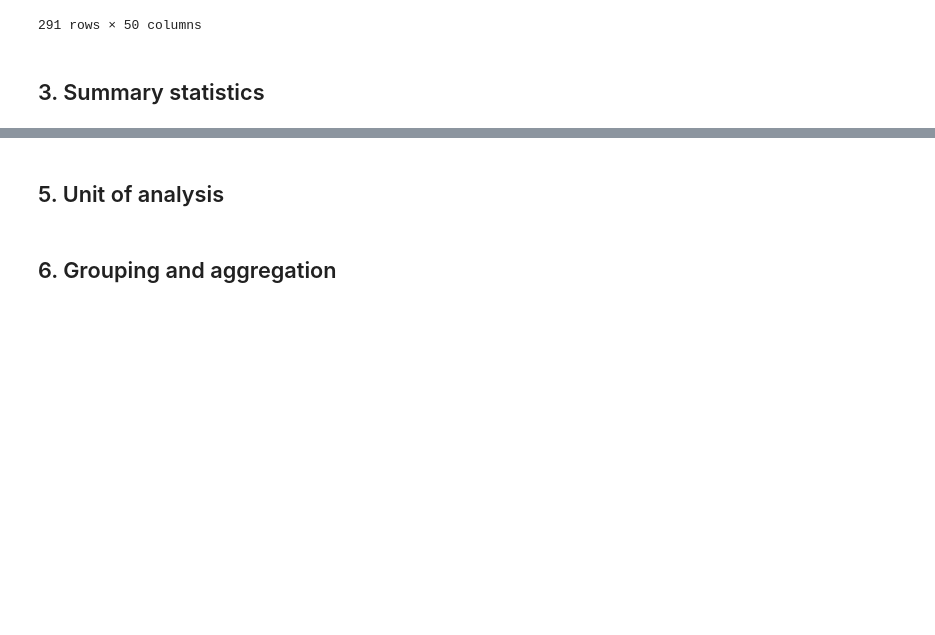
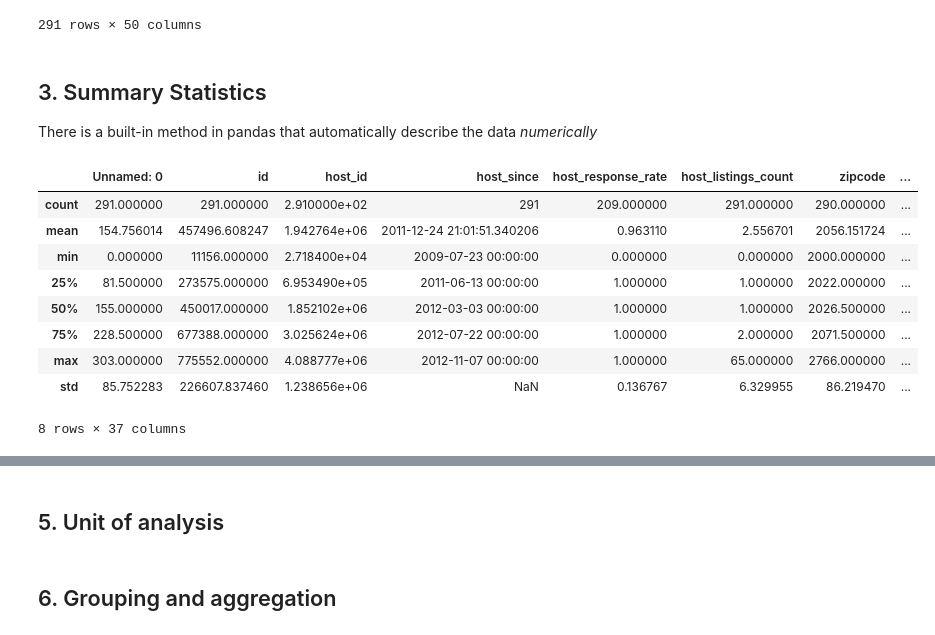
Before and after one commit to alessiotucci/Jupyter-and-Data-analysis, a Jupyter notebook: Cheat-sheet-Quiz2.ipynb, the cells around one changed output, grey strips where cells are left out. Cells and saved outputs as stored; diff of their text form; code cells hidden in the pictures; blank space fills up the shorter version.

```diff
--- a/Cheat-sheet-Quiz2.ipynb
+++ b/Cheat-sheet-Quiz2.ipynb
@@ -208,4 +208,18 @@ df.sort_values("host_since")
 | 289 | 302 | 775101 | 05/11/2019 | 4088777 | https://www.airbnb.com/users/show... | Holland | 2012-11-07 | NaN | ... |
 291 rows × 50 columns
 # %% [markdown]
-## 3. Summary statistics
+## 3. Summary Statistics
+There is a built-in method in pandas that automatically describe the data *numerically*
+# %%
+df.describe()
+# %% [output]
+|  | Unnamed: 0 | id | host_id | host_since | host_response_rate | host_listings_count | zipcode | ... |
+| count | 291.000000 | 291.000000 | 2.910000e+02 | 291 | 209.000000 | 291.000000 | 290.000000 | ... |
+| mean | 154.756014 | 457496.608247 | 1.942764e+06 | 2011-12-24 21:01:51.340206 | 0.963110 | 2.556701 | 2056.151724 | ... |
+| min | 0.000000 | 11156.000000 | 2.718400e+04 | 2009-07-23 00:00:00 | 0.000000 | 0.000000 | 2000.000000 | ... |
+| 25% | 81.500000 | 273575.000000 | 6.953490e+05 | 2011-06-13 00:00:00 | 1.000000 | 1.000000 | 2022.000000 | ... |
+| 50% | 155.000000 | 450017.000000 | 1.852102e+06 | 2012-03-03 00:00:00 | 1.000000 | 1.000000 | 2026.500000 | ... |
+| 75% | 228.500000 | 677388.000000 | 3.025624e+06 | 2012-07-22 00:00:00 | 1.000000 | 2.000000 | 2071.500000 | ... |
+| max | 303.000000 | 775552.000000 | 4.088777e+06 | 2012-11-07 00:00:00 | 1.000000 | 65.000000 | 2766.000000 | ... |
+| std | 85.752283 | 226607.837460 | 1.238656e+06 | NaN | 0.136767 | 6.329955 | 86.219470 | ... |
+8 rows × 37 columns
```
Also changed, not shown: parts of 11 cells of this notebook.
